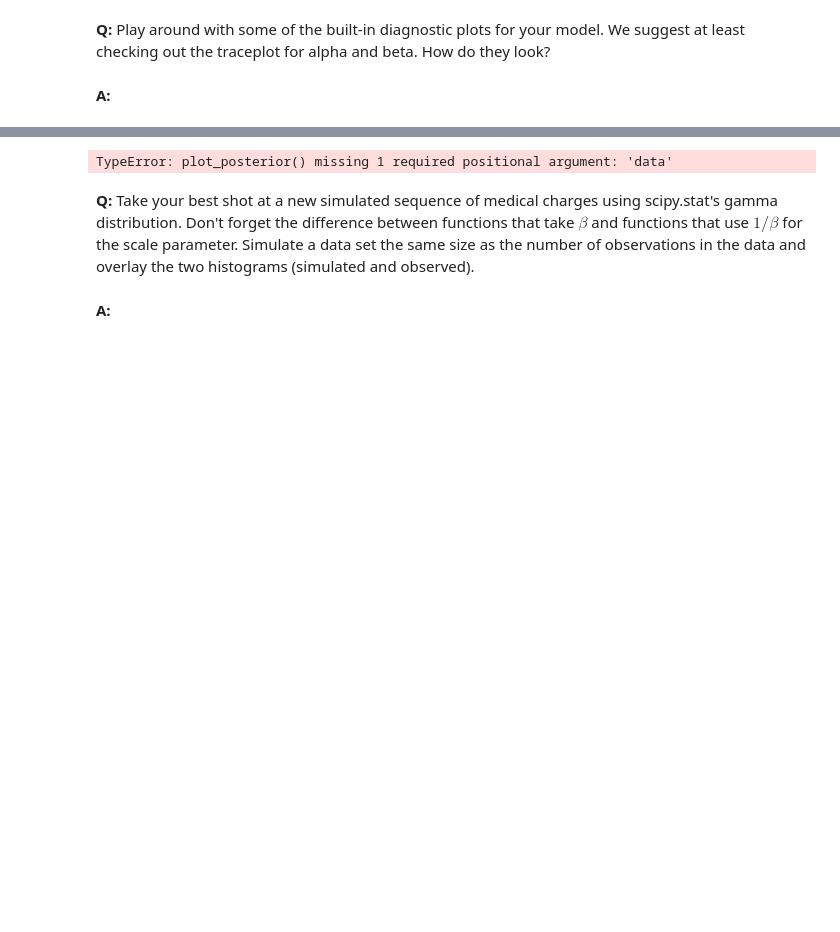
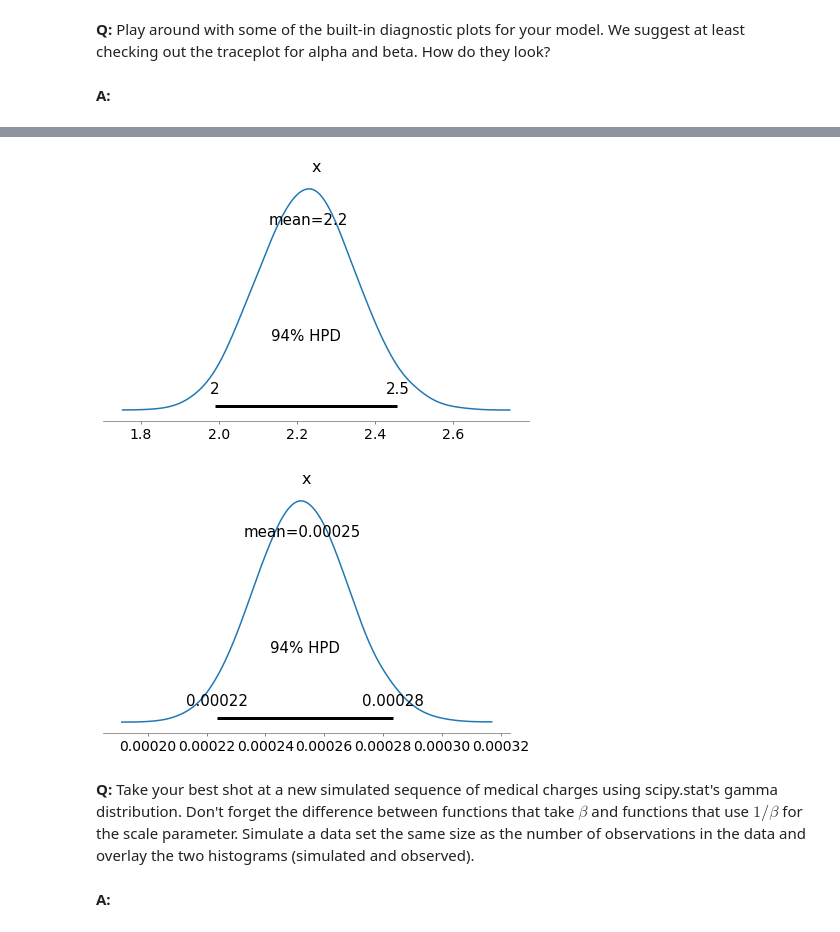
Before and after one commit to abebual/Bayesian-School-of-Inference, a Jupyter notebook: inferential_statistics_3-Q.ipynb, the cells around one changed output, grey strips where cells are left out. Cells and saved outputs as stored; diff of their text form; code cells hidden in the pictures; blank space fills up the shorter version.

```diff
--- a/inferential_statistics_3-Q.ipynb
+++ b/inferential_statistics_3-Q.ipynb
@@ -172,8 +172,9 @@ TypeError: plot_trace() got an unexpected keyword argument 'trace'
 # %%
-_ = pm.plots.plot_posterior(trace=trace['alpha'])
-_ = pm.plots.plot_posterior(trace=trace['beta'])
+_ = pm.plots.plot_posterior(data=trace['alpha'])
+_ = pm.plots.plot_posterior(data=trace["beta"])
 # %% [output]
-TypeError: plot_posterior() missing 1 required positional argument: 'data'
+[figure, added]
+[figure, added]
 # %% [markdown]
 __Q:__ Take your best shot at a new simulated sequence of medical charges using scipy.stat's gamma distribution. Don't forget the difference between functions that take $\beta$ and functions that use $1/\beta$ for the scale parameter. Simulate a data set the same size as the number of observations in the data and overlay the two histograms (simulated and observed).
 # %% [markdown]
```
Also changed, not shown: parts of 1 cell of this notebook.
